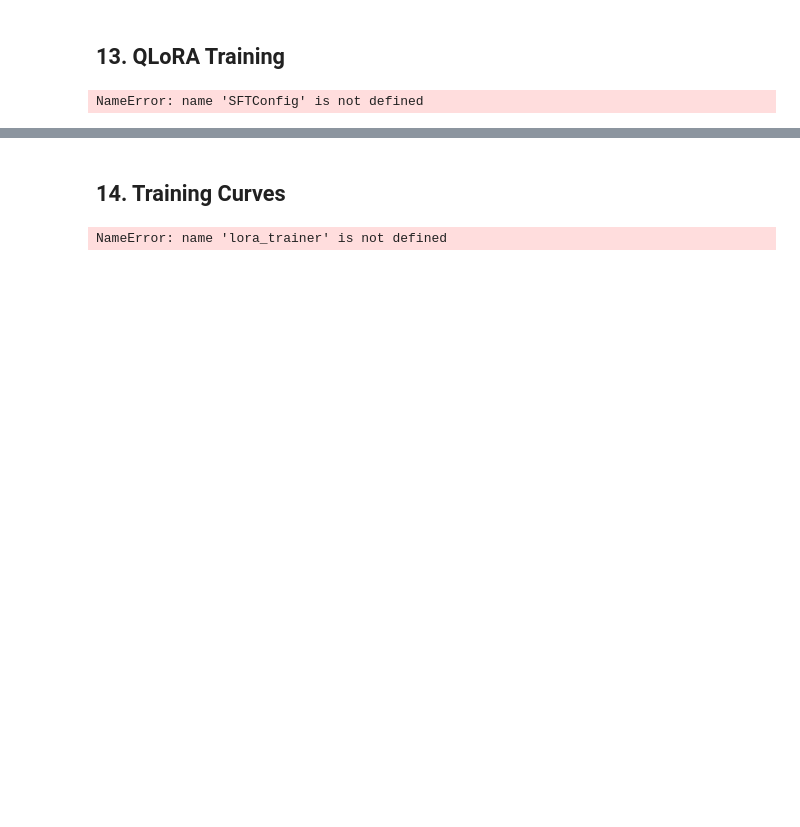
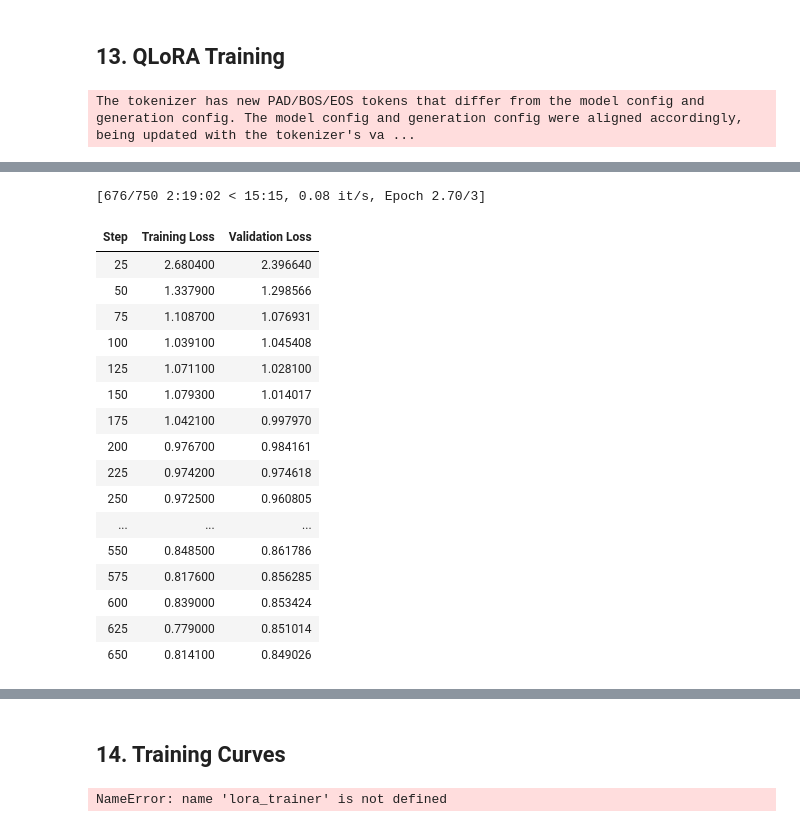
Before and after one commit to MallikarjunJD/FinetuningOnly, a Jupyter notebook: notebook5209cca8b0.ipynb, the cells around one changed output, grey strips where cells are left out. Cells and saved outputs as stored; diff of their text form; code cells hidden in the pictures; blank space fills up the shorter version.

```diff
--- a/notebook5209cca8b0.ipynb
+++ b/notebook5209cca8b0.ipynb
@@ -320,7 +403,7 @@ tokenizer.save_pretrained("outputs/lora")
 ## 13. QLoRA Training
 # %%
 # ============================================================
-# QLoRA SFT — REPLACED TRAINING CONFIG + TRAINING LOOP
+# QLoRA SFT — FIXED TRAINING CONFIG + TRAINING LOOP
 # ============================================================
 
 qlora_sft_config = SFTConfig(
@@ -329,7 +412,7 @@ qlora_sft_config = SFTConfig(
     # -------------------------
     # Training duration
     # -------------------------
-    num_train_epochs=5,
+    num_train_epochs=3,
 
     # -------------------------
     # Batch / memory efficiency
@@ -338,9 +421,7 @@ qlora_sft_config = SFTConfig(
     per_device_eval_batch_size=2,
     gradient_accumulation_steps=8,
 
-    # Effective batch size = 2 × 8 = 16
-    # This keeps the effective batch reasonably large
-    # without requiring large VRAM.
+    # Effective batch size = 2 x 8 = 16
 
     # -------------------------
     # Learning rate
@@ -390,9 +471,6 @@ qlora_sft_config = SFTConfig(
     save_strategy="steps",
     save_steps=25,
     save_total_limit=2,
-
-    # Keep the checkpoint with the
-    # lowest validation loss.
     load_best_model_at_end=True,
     metric_for_best_model="eval_loss",
     greater_is_better=False,
@@ -412,17 +490,15 @@ qlora_sft_config = SFTConfig(
     # -------------------------
     report_to="none",
 
-    # -------------------------
-    # Memory optimization
-    # -------------------------
-    gradient_checkpointing=True,
-
-    # Required in many HF causal-LM
-    # setups when gradient checkpointing
-    # is enabled.
-    gradient_checkpointing_kwargs={
-        "use_reentrant": False
-    },
+    # FIX: gradient_checkpointing is intentionally NOT set here.
+    # It's already enabled directly on qlora_base in the config cell above,
+    # with matching use_reentrant=False kwargs. Setting it again here made
+    # SFTTrainer call model.gradient_checkpointing_enable() a SECOND time
+    # with its own kwargs -- that double-enable is what silently broke
+    # gradient flow into the LoRA adapters (eval loss was frozen at
+    # 3.745506 for all 20 evaluations in the previous run). Leaving this
+    # unset means Trainer won't touch the checkpointing state we already
+    # configured correctly.
 
     # -------------------------
     # Keep unused columns
@@ -437,14 +513,32 @@ qlora_sft_config = SFTConfig(
 
 qlora_trainer = SFTTrainer(
     model=qlora_model,
-
     args=qlora_sft_config,
-
     train_dataset=train_sft,
     eval_dataset=val_sft,
-
     processing_class=tokenizer,
 )
+
+# ============================================================
+# THE FIX: SFTTrainer.__init__, on seeing that `model` is already a
+# PeftModel, internally re-runs peft.prepare_model_for_kbit_training() on
+# it (trl/trainer/sft_trainer.py -> _prepare_peft_model -> is_qlora branch).
+# That function's very first line freezes ALL parameters, including the
+# LoRA adapters we already correctly marked trainable in the config cell
+# above. Because peft_config=None was passed here, nothing re-enables them
+# afterward. We restore it explicitly, before .train() is called.
+# ============================================================
+n_restored = 0
+for name, param in qlora_trainer.model.named_parameters():
+    if "lora_" in name:
+        param.requires_grad = True
+        n_restored += 1
+
+print(f"Restored requires_grad=True on {n_restored} LoRA parameter tensors")
+qlora_trainer.model.print_trainable_parameters()
+# Expect the SAME trainable count/% printed in the QLoRA Configuration cell
+# above (4,358,144 / 0.2815%). If this now prints 0 trainable parameters,
+# something upstream changed and this fix needs re-checking.
 
 
 # ============================================================
@@ -517,4 +611,4 @@ tokenizer.save_pretrained("outputs/qlora")
 print("Saved to: outputs/qlora")
 print("=" * 60)
 # %% [output]
-NameError: name 'SFTConfig' is not defined
+The tokenizer has new PAD/BOS/EOS tokens that differ from the model config and generation config. The model config and generation config were aligned accordingly, being updated with the tokenizer's va ...
@@ -520,0 +628,18 @@ NameError: name 'SFTConfig' is not defined
+[676/750 2:19:02 < 15:15, 0.08 it/s, Epoch 2.70/3]
+| Step | Training Loss | Validation Loss |
+| 25 | 2.680400 | 2.396640 |
+| 50 | 1.337900 | 1.298566 |
+| 75 | 1.108700 | 1.076931 |
+| 100 | 1.039100 | 1.045408 |
+| 125 | 1.071100 | 1.028100 |
+| 150 | 1.079300 | 1.014017 |
+| 175 | 1.042100 | 0.997970 |
+| 200 | 0.976700 | 0.984161 |
+| 225 | 0.974200 | 0.974618 |
+| 250 | 0.972500 | 0.960805 |
+| ... | ... | ... |
+| 550 | 0.848500 | 0.861786 |
+| 575 | 0.817600 | 0.856285 |
+| 600 | 0.839000 | 0.853424 |
+| 625 | 0.779000 | 0.851014 |
+| 650 | 0.814100 | 0.849026 |
```
Also changed, not shown: parts of 33 cells of this notebook.
